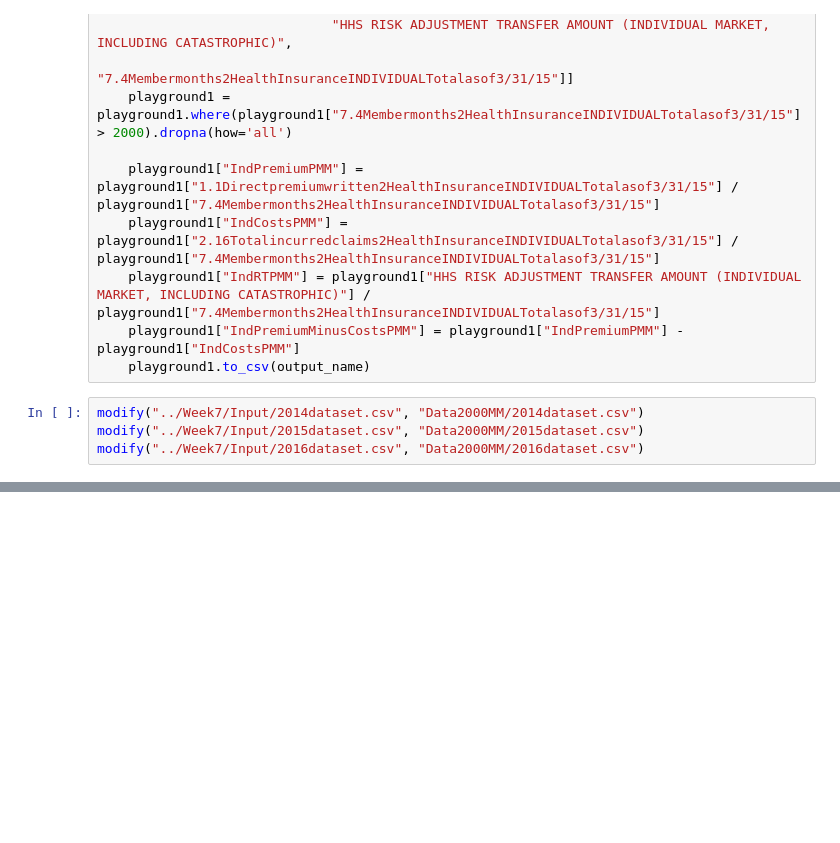
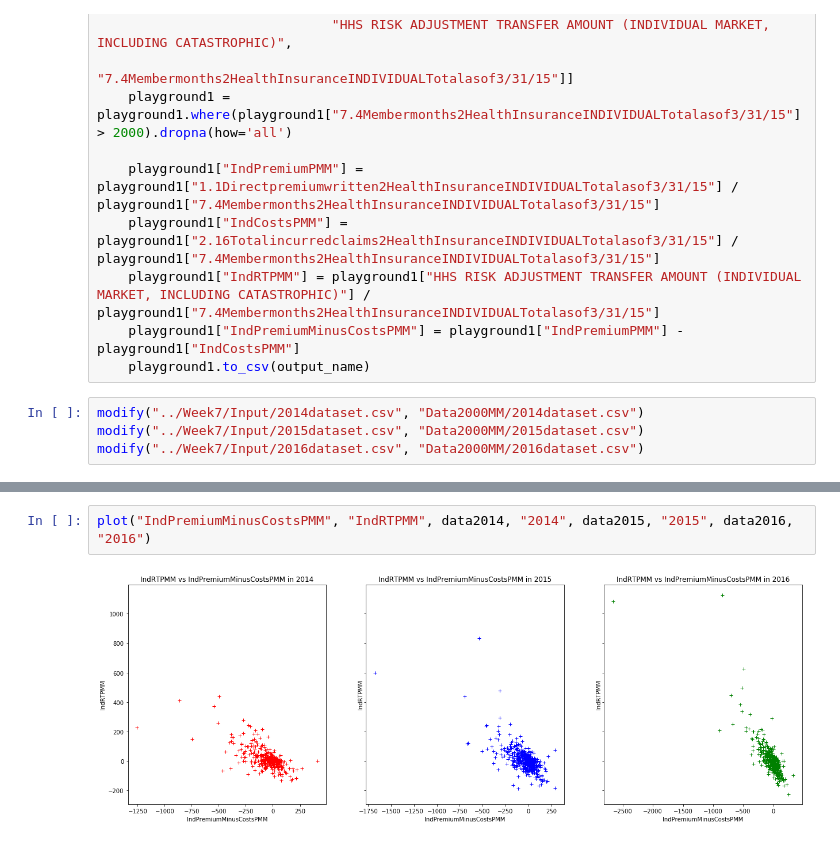
Before and after one commit to Aquaroyal72/risk-adjustment-model-2, a Jupyter notebook: Week8/RigorousStatsCalculator-Normal.ipynb, the cells around one changed output, grey strips where cells are left out. Cells and saved outputs as stored; diff of their text form; blank space fills up the shorter version.

```diff
--- a/Week8/RigorousStatsCalculator-Normal.ipynb
+++ b/Week8/RigorousStatsCalculator-Normal.ipynb
@@ -24,0 +62,4 @@ modify("../Week7/Input/2016dataset.csv", "Data2000MM/2016dataset.csv")
+# %%
+plot("IndPremiumMinusCostsPMM", "IndRTPMM", data2014, "2014", data2015, "2015", data2016, "2016")
+# %% [output]
+[figure, added]
```
Also changed, not shown: parts of 5 cells of this notebook, 7 other files.
